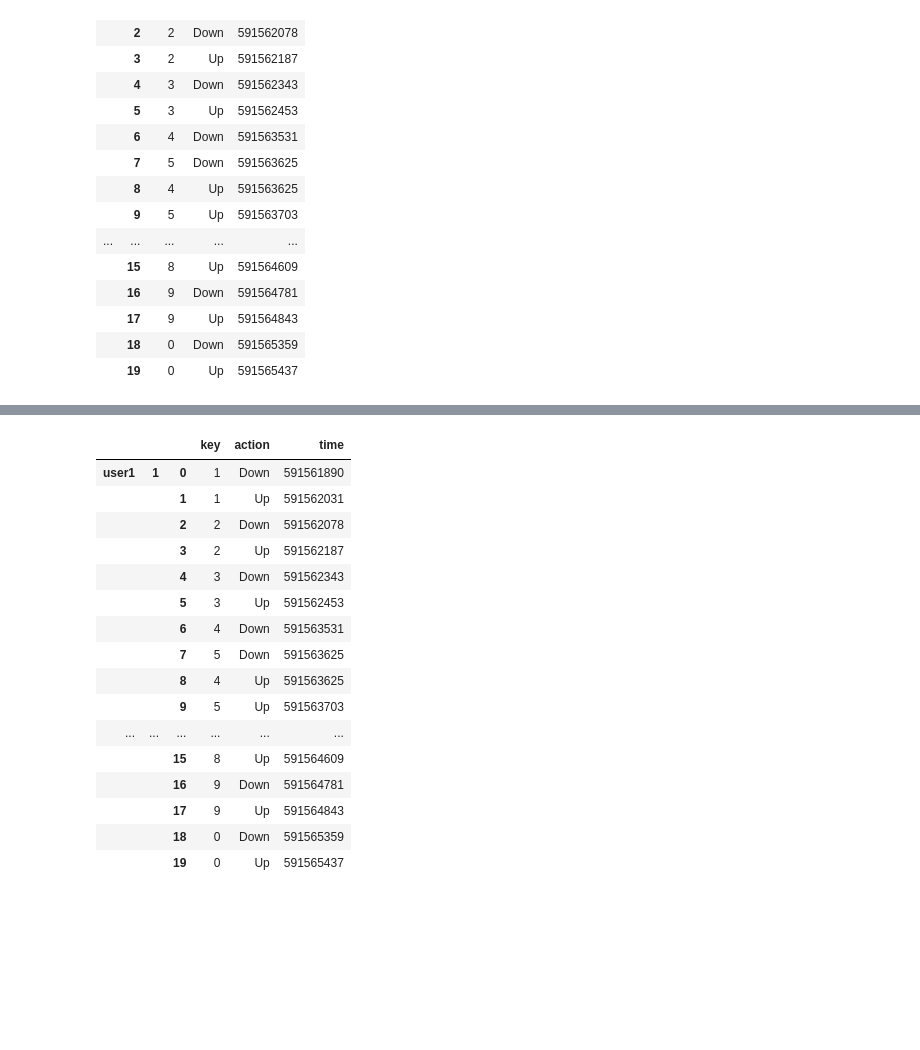
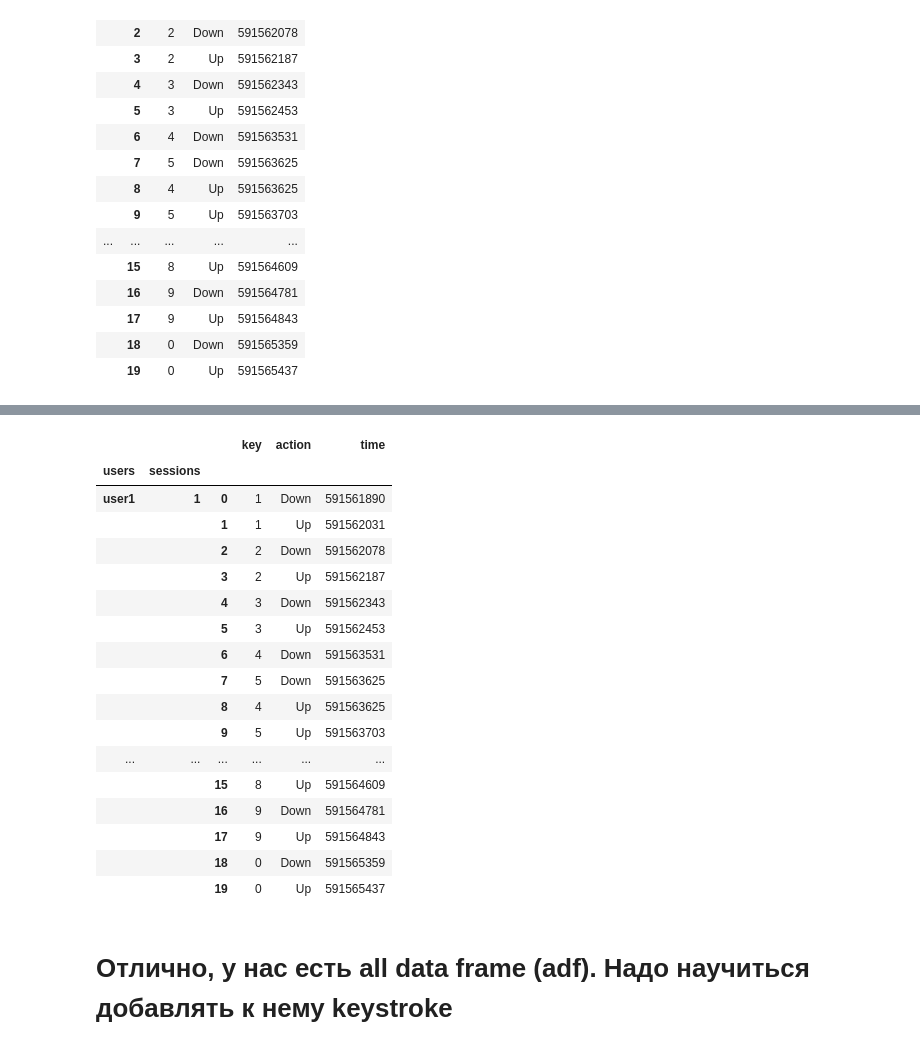
Before and after one commit to Eldar7/keystroke, a Jupyter notebook: keystroke store.ipynb, the cells around one changed output, grey strips where cells are left out. Cells and saved outputs as stored; diff of their text form; code cells hidden in the pictures; blank space fills up the shorter version.

```diff
--- a/keystroke store.ipynb
+++ b/keystroke store.ipynb
@@ -167,22 +170,27 @@ pd.concat([pd.concat([kdf], keys=[1])], keys=['user1'])
 |  |  | 18 | 0 | Down | 591565359 |
 |  |  | 19 | 0 | Up | 591565437 |
 # %%
-pd.concat([pd.concat([kdf,kdf], keys=[1,2])], keys=['user1'])
+adf = pd.concat([pd.concat([kdf,kdf], keys=[1,2], names=['sessions'])], keys=['user1'], names=['users'])
-# %% [output]
-|  |  |  | key | action | time |
-| user1 | 1 | 0 | 1 | Down | 591561890 |
-|  |  | 1 | 1 | Up | 591562031 |
-|  |  | 2 | 2 | Down | 591562078 |
-|  |  | 3 | 2 | Up | 591562187 |
-|  |  | 4 | 3 | Down | 591562343 |
-|  |  | 5 | 3 | Up | 591562453 |
-|  |  | 6 | 4 | Down | 591563531 |
-|  |  | 7 | 5 | Down | 591563625 |
-|  |  | 8 | 4 | Up | 591563625 |
-|  |  | 9 | 5 | Up | 591563703 |
-| ... | ... | ... | ... | ... | ... |
-|  |  | 15 | 8 | Up | 591564609 |
-|  |  | 16 | 9 | Down | 591564781 |
-|  |  | 17 | 9 | Up | 591564843 |
-|  |  | 18 | 0 | Down | 591565359 |
-|  |  | 19 | 0 | Up | 591565437 |
+# %%
+adf
+# %% [output]
+|  |  |  | key | action | time |
+| users | sessions |  |  |  |  |
+| user1 | 1 | 0 | 1 | Down | 591561890 |
+|  |  | 1 | 1 | Up | 591562031 |
+|  |  | 2 | 2 | Down | 591562078 |
+|  |  | 3 | 2 | Up | 591562187 |
+|  |  | 4 | 3 | Down | 591562343 |
+|  |  | 5 | 3 | Up | 591562453 |
+|  |  | 6 | 4 | Down | 591563531 |
+|  |  | 7 | 5 | Down | 591563625 |
+|  |  | 8 | 4 | Up | 591563625 |
+|  |  | 9 | 5 | Up | 591563703 |
+| ... | ... | ... | ... | ... | ... |
+|  |  | 15 | 8 | Up | 591564609 |
+|  |  | 16 | 9 | Down | 591564781 |
+|  |  | 17 | 9 | Up | 591564843 |
+|  |  | 18 | 0 | Down | 591565359 |
+|  |  | 19 | 0 | Up | 591565437 |
+# %% [markdown]
+# Отлично, у нас есть all data frame (adf). Надо научиться добавлять к нему keystroke
```
Also changed, not shown: parts of 20 cells of this notebook.
